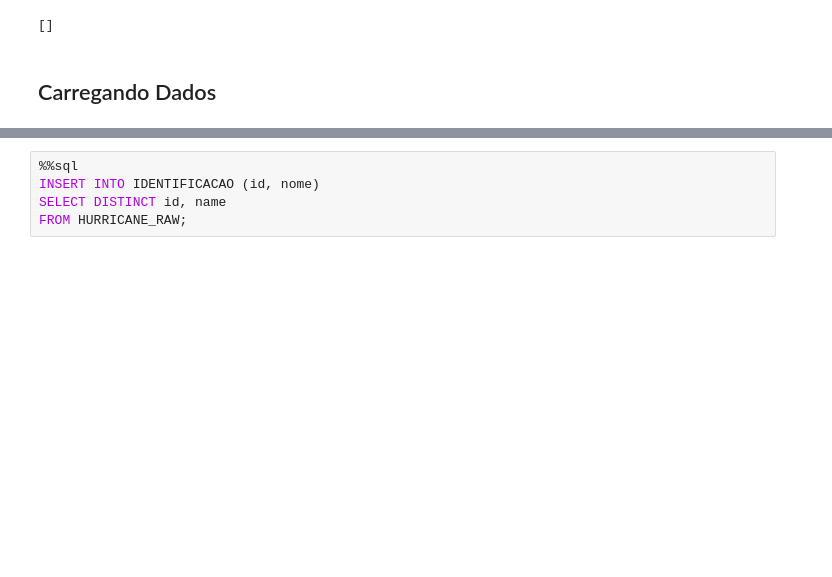
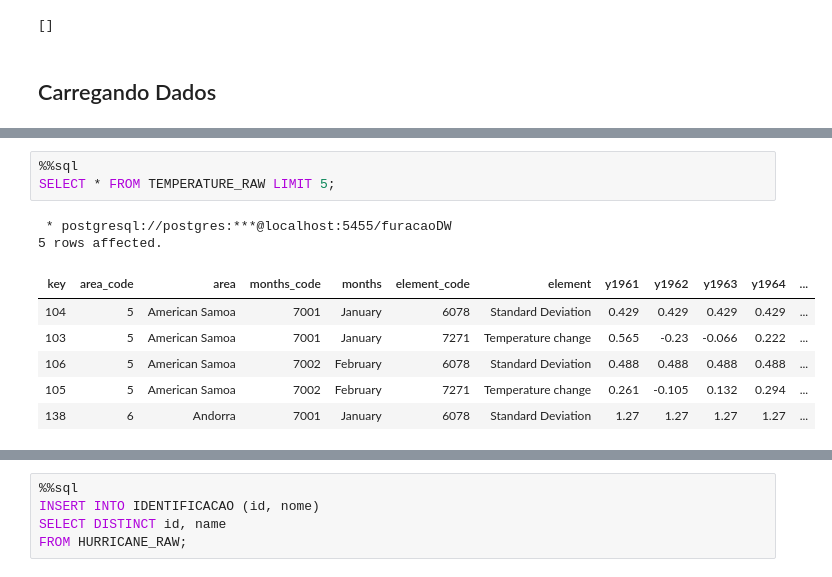
Before and after one commit to kibonusp/processamento-analitico, a Jupyter notebook: etl.ipynb, the cells around one changed output, grey strips where cells are left out. Cells and saved outputs as stored; diff of their text form; blank space fills up the shorter version.

```diff
--- a/etl.ipynb
+++ b/etl.ipynb
@@ -1021,0 +1011,12 @@ Done.
+# %%
+%%sql
+SELECT * FROM TEMPERATURE_RAW LIMIT 5;
+# %% [output]
+ * postgresql://postgres:***@localhost:5455/furacaoDW
+5 rows affected.
+| key | area_code | area | months_code | months | element_code | element | y1961 | y1962 | y1963 | y1964 | ... |
+| 104 | 5 | American Samoa | 7001 | January | 6078 | Standard Deviation | 0.429 | 0.429 | 0.429 | 0.429 | ... |
+| 103 | 5 | American Samoa | 7001 | January | 7271 | Temperature change | 0.565 | -0.23 | -0.066 | 0.222 | ... |
+| 106 | 5 | American Samoa | 7002 | February | 6078 | Standard Deviation | 0.488 | 0.488 | 0.488 | 0.488 | ... |
+| 105 | 5 | American Samoa | 7002 | February | 7271 | Temperature change | 0.261 | -0.105 | 0.132 | 0.294 | ... |
+| 138 | 6 | Andorra | 7001 | January | 6078 | Standard Deviation | 1.27 | 1.27 | 1.27 | 1.27 | ... |
```
Also changed, not shown: parts of 86 cells of this notebook, 5 other files.
